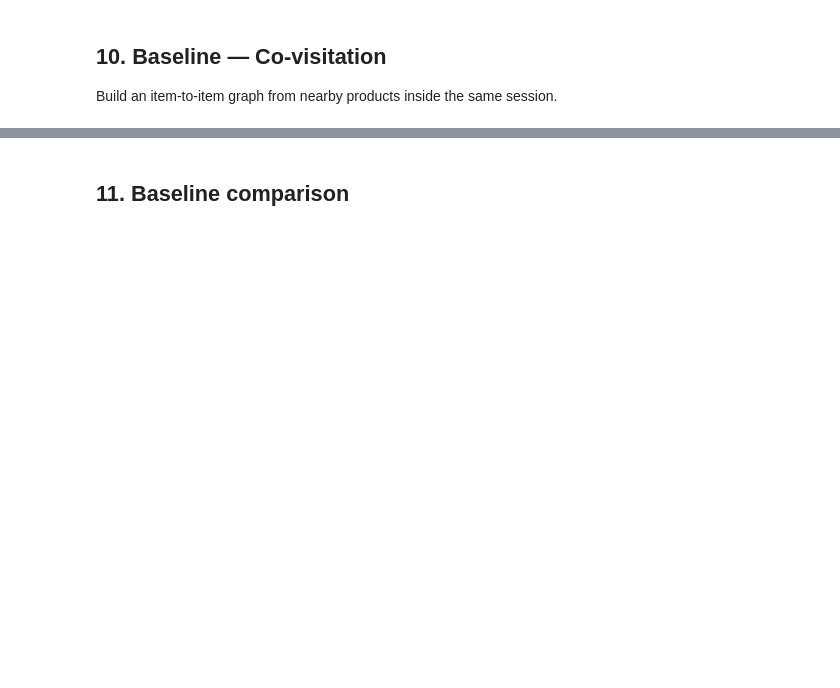
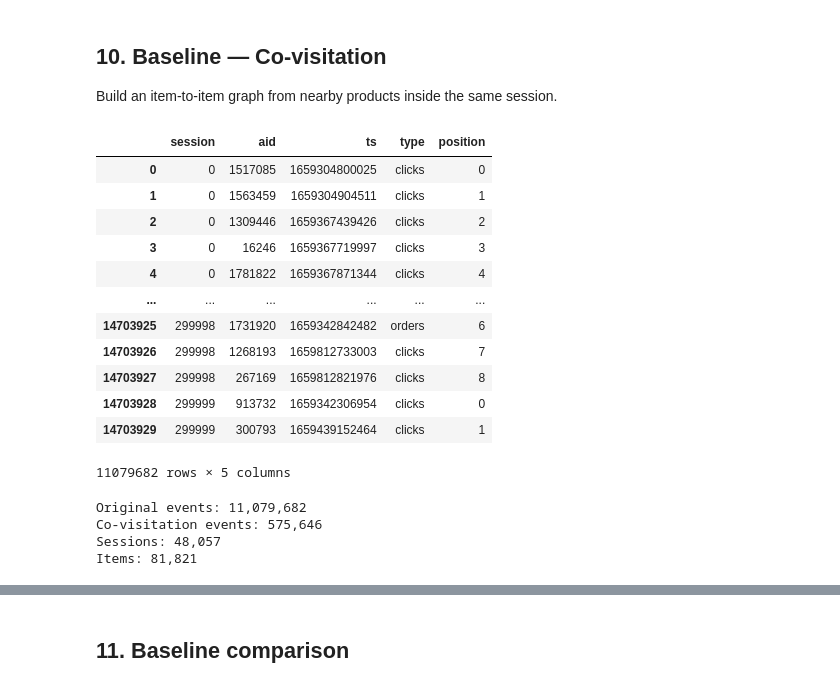
Before and after one commit to dsilkersahin/recsys-agentic-ml-platform, a Jupyter notebook: notebooks/02_otto_training_and_baselines.ipynb, the cells around one changed output, grey strips where cells are left out. Drawn from its saved outputs; the diff is of its cells as text; code cells hidden in the pictures; blank space fills up the shorter version.

```diff
--- a/notebooks/02_otto_training_and_baselines.ipynb
+++ b/notebooks/02_otto_training_and_baselines.ipynb
@@ -249,3 +335,19 @@ display(recency_by_type)
 ## 10. Baseline — Co-visitation
 
 Build an item-to-item graph from nearby products inside the same session.
+# %%
+train_events[["session", "aid", "ts", "type", "position"]]
+# %% [output]
+|  | session | aid | ts | type | position |
+| 0 | 0 | 1517085 | 1659304800025 | clicks | 0 |
+| 1 | 0 | 1563459 | 1659304904511 | clicks | 1 |
+| 2 | 0 | 1309446 | 1659367439426 | clicks | 2 |
+| 3 | 0 | 16246 | 1659367719997 | clicks | 3 |
+| 4 | 0 | 1781822 | 1659367871344 | clicks | 4 |
+| ... | ... | ... | ... | ... | ... |
+| 14703925 | 299998 | 1731920 | 1659342842482 | orders | 6 |
+| 14703926 | 299998 | 1268193 | 1659812733003 | clicks | 7 |
+| 14703927 | 299998 | 267169 | 1659812821976 | clicks | 8 |
+| 14703928 | 299999 | 913732 | 1659342306954 | clicks | 0 |
+| 14703929 | 299999 | 300793 | 1659439152464 | clicks | 1 |
+11079682 rows × 5 columns
@@ -252 +380,18 @@ Build an item-to-item graph from nearby products inside the same session.
+# %%
+# 3. Limit session length
+covisit_train = (
+    covisit_train
+    .sort_values(["session", "ts", "position"])
+    .groupby("session", sort=False)
+    .tail(MAX_SESSION_EVENTS)
+)
+print(f"Original events: {len(train_events):,}")
+print(f"Co-visitation events: {len(covisit_train):,}")
+print(f"Sessions: {covisit_train['session'].nunique():,}")
+print(f"Items: {covisit_train['aid'].nunique():,}")
+# %% [output]
+Original events: 11,079,682
+Co-visitation events: 575,646
+Sessions: 48,057
+Items: 81,821
 # %%
```
Also changed, not shown: parts of 17 cells of this notebook, 12 other files.
